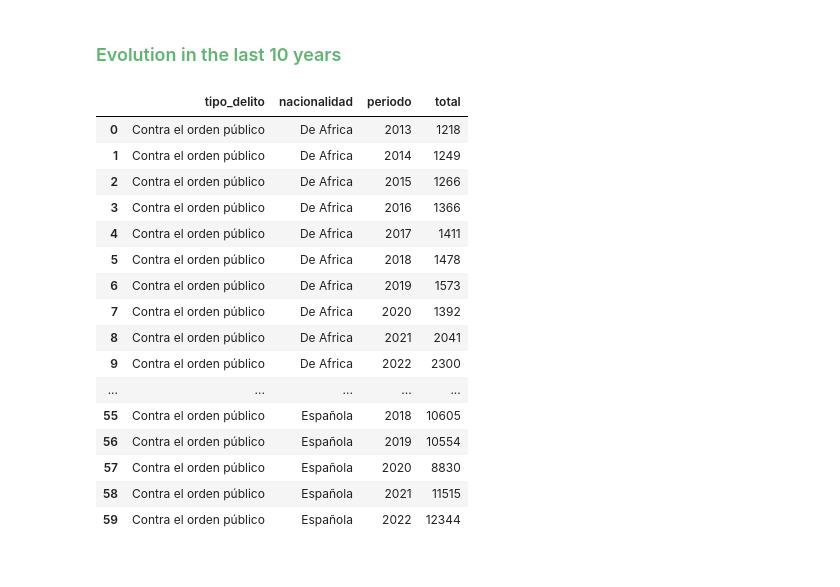
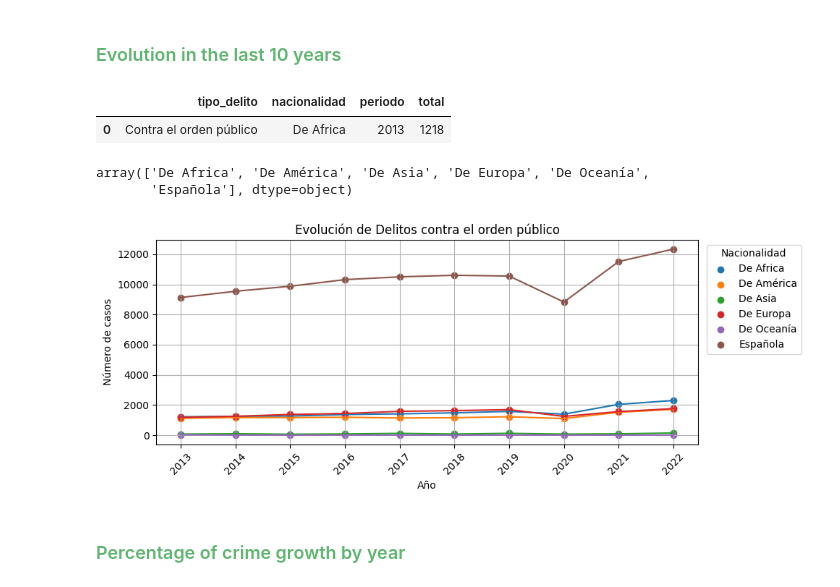
Before and after one commit to TonioDominguez/spanish_crimes_per_nacionality, a Jupyter notebook: Inmigration Crime.ipynb, the cells around one changed output. Drawn from its saved outputs; the diff is of its cells as text; code cells hidden in the pictures.

```diff
--- a/Inmigration Crime.ipynb
+++ b/Inmigration Crime.ipynb
@@ -301,22 +301,35 @@ plt.show()
 # %% [markdown]
 <h3 style="color: #60b671;">Evolution in the last 10 years</h3>
 # %%
-orden_publico
+orden_publico.head(1)
 # %% [output]
 |  | tipo_delito | nacionalidad | periodo | total |
 | 0 | Contra el orden público | De Africa | 2013 | 1218 |
-| 1 | Contra el orden público | De Africa | 2014 | 1249 |
-| 2 | Contra el orden público | De Africa | 2015 | 1266 |
-| 3 | Contra el orden público | De Africa | 2016 | 1366 |
-| 4 | Contra el orden público | De Africa | 2017 | 1411 |
-| 5 | Contra el orden público | De Africa | 2018 | 1478 |
-| 6 | Contra el orden público | De Africa | 2019 | 1573 |
-| 7 | Contra el orden público | De Africa | 2020 | 1392 |
-| 8 | Contra el orden público | De Africa | 2021 | 2041 |
-| 9 | Contra el orden público | De Africa | 2022 | 2300 |
-| ... | ... | ... | ... | ... |
-| 55 | Contra el orden público | Española | 2018 | 10605 |
-| 56 | Contra el orden público | Española | 2019 | 10554 |
-| 57 | Contra el orden público | Española | 2020 | 8830 |
-| 58 | Contra el orden público | Española | 2021 | 11515 |
-| 59 | Contra el orden público | Española | 2022 | 12344 |
+# %%
+orden_publico["nacionalidad"].unique()
+# %% [output]
+array(['De Africa', 'De América', 'De Asia', 'De Europa', 'De Oceanía',
+       'Española'], dtype=object)
+# %%
+plt.figure(figsize=(10,4))
+nacionalidades = orden_publico["nacionalidad"].unique()
+
+for i, nacionalidad in enumerate(nacionalidades):
+    subset = orden_publico[orden_publico["nacionalidad"] == nacionalidad]
+    plt.scatter(subset["periodo"], subset["total"], label= nacionalidad)
+    plt.plot(subset["periodo"], subset["total"])
+
+plt.xticks(range(2013,2023), rotation= 45)
+
+plt.xlabel("Año")
+plt.ylabel("Número de casos")
+plt.title("Evolución de Delitos contra el orden público")
+plt.legend(title="Nacionalidad", bbox_to_anchor=(1.2,1), loc="upper right")
+plt.grid(True)
+
+plt.tight_layout()
+plt.show()
+# %% [output]
+[figure, added]
+# %% [markdown]
+<h3 style="color: #60b671;">Percentage of crime growth by year</h3>
```
Also changed, not shown: parts of 5 cells of this notebook.
